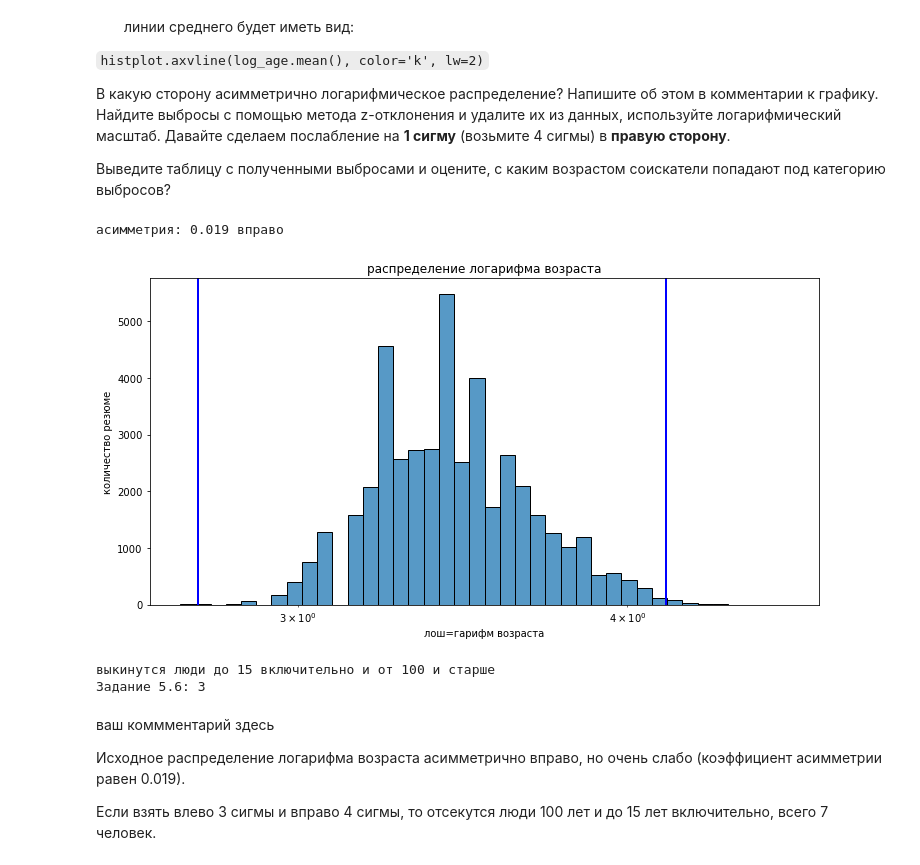
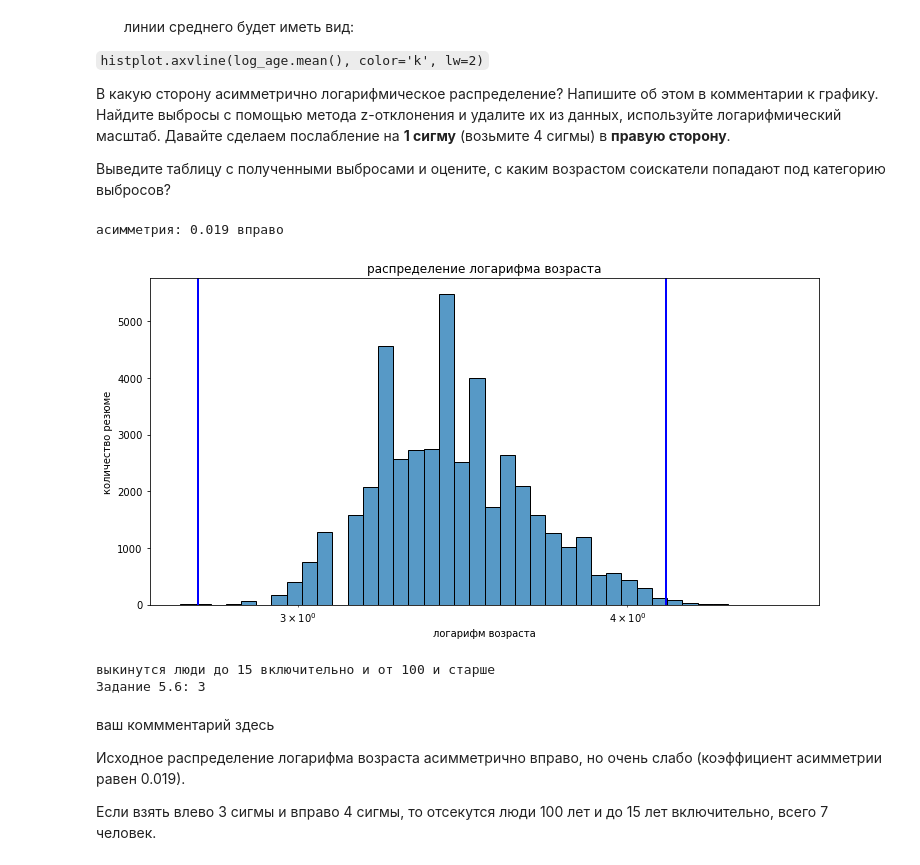
Before and after one commit to Chuprakov-M/sf_data_science, a Jupyter notebook: project_1/Project-1. Ноутбук.ipynb, the cells around one changed output. Saved outputs shown, nothing was run; the diff lists cells and outputs as text; code cells hidden in the pictures.

```diff
--- a/project_1/Project-1. Ноутбук.ipynb
+++ b/project_1/Project-1. Ноутбук.ipynb
@@ -201,17 +199,16 @@ df.drop('Пол, возраст', axis=1, inplace=True)
 Выполните преобразование, ответьте на контрольные вопросы и удалите столбец **"Опыт работы"** из таблицы.
 # %%
 #ваш код здесь
-
 def experience_calc(exp_str):
     '''Функция расчета стажа по количеству лет и месяцев.
     Общий алгоритм:
-    - вначале обрабатываются пропуски - по значению (nan) и по смыслу ("не заполнено").
+    - вначале обрабатываются пропуски - по значению (nan) и по смыслу ("не заполнено");
     - затем проверяются 4 и 6 слово строки - там могут быть слова, связанные с годами и месяцами:
         - если на 4 позиции - слово, связанное с месяцами, то берем 3 слово - это стаж в месяцах, а лет нет;
         - если на 4 позиции - слово, связанное с годами, то берем 3 слово - это стаж в годах, и надо проверить 6 слово:
             - если на 6 позиции - слово, связанное с месяцами, то берем 5 слово - это стаж в месяцах;
-            - если на 6 позиции - слово, не связанное с месяцами, то месяцев нет, и надо поставить 0 переменной месяцев/
-        Далее вычисляется стаж = годы*12 + месяцы
+            - если на 6 позиции - слово, не связанное с месяцами, то месяцев нет, и надо поставить 0 переменной месяцев.
+        Далее вычисляется стаж = годы*12 + месяцы.
 
     Args:
         exp_str - строка, в которой есть данные о стаже (сокращение от experience string)
@@ -219,6 +216,7 @@ def experience_calc(exp_str):
     Returns:
         стаж в месяцах
     '''
+
     #какие слова означают срок в годах
     year_word_list = ('год', 'года', 'лет')
 
@@ -254,6 +252,7 @@ df['Опыт работы (месяц)'] = df['Опыт работы'].apply(exp
 #Задание 3.3. Чему равен медианный опыт работы (в месяцах) в нашей таблице?
 print('Задание 3.3:', int(df['Опыт работы (месяц)'].median()))
 
+#Удаление столбца "Опыт работы".
 df.drop('Опыт работы', axis=1, inplace=True)
 # %% [output]
 Задание 3.3: 100
@@ -995,59 +986,58 @@ df = df[df['Возраст'] >= df['Опыт работы (месяц)'] / 12]
 Выведите таблицу с полученными выбросами и оцените, с каким возрастом соискатели попадают под категорию выбросов?
 # %%
 # ваш код здесь
-
-#логарифм возраста
+#Логарифм возраста
 df['Логарифм возраста'] = df['Возраст'].apply(lambda x: np.log(x))
 
-#асимметрия распределения
+#Асимметрия распределения.
 print('асимметрия:',
       round(df['Логарифм возраста'].kurtosis(), 3),
       'вправо' if df['Логарифм возраста'].kurtosis() > 0 else 'влево' if df['Логарифм возраста'].kurtosis() > 0 else 'нет'
      )
 
-#график рспределения логарифма возраста
+#График рспределения логарифма возраста.
 fig = plt.figure(figsize=(12, 6))
 fig1 = sns.histplot(
     data=df,
     x='Логарифм возраста',
     bins=40,
     log_scale=10,
-    );
+    )
 
 fig1.set_ylabel('количество резюме')
-fig1.set_xlabel('лош=гарифм возраста')
+fig1.set_xlabel('логарифм возраста')
 fig1.set_title('распределение логарифма возраста')
 
-#вертикальные линии для трех сигм
+#Вертикальные линии для трех сигм.
 fig1.axvline(df['Логарифм возраста'].mean() + 3 * df['Логарифм возраста'].std(), color='b', lw=2)
 fig1.axvline(df['Логарифм возраста'].mean() - 3 * df['Логарифм возраста'].std(), color='b', lw=2)
 
 plt.show()
 
-#функция очистки от выбросов по z-отклонению из задания на занятии про выбросы
+#Функция очистки от выбросов по z-отклонению из задания на занятии про выбросы.
 def outliers_z_score_mod(data, feature, log_scale=False, left=3, right=3):
     if log_scale:
         x = np.log(data[feature]+1)
     else:
         x = data[feature]
     mu = x.mean()
     sigma = x.std()
     lower_bound = mu - left * sigma
     upper_bound = mu + right * sigma
     outliers = data[(x < lower_bound) | (x > upper_bound)]
     cleaned = data[(x > lower_bound) & (x < upper_bound)]
     return outliers, cleaned
 
-#чистка
+#Очистка.
 outliers, cleaned = outliers_z_score_mod(data=df, feature='Возраст', log_scale=True, left=3, right=4)
-#тут решил f-строкой написать в первый и последний раз по проекту
+#Тут решил f-строкой написать в первый и последний раз по проекту.
 print(f'выкинутся люди до {outliers["Возраст"].min()} включительно и от {outliers["Возраст"].max()} и старше')
 
 #Задание 5.6 Сколько выбросов вы нашли с помощью метода z-отклонений?
 print('Задание 5.6:', outliers.shape[0])
 # %% [output]
 асимметрия: 0.019 вправо
-[figure, old version]
+[figure, new version]
 выкинутся люди до 15 включительно и от 100 и старше
 Задание 5.6: 3
 # %% [markdown]
```
Also changed, not shown: parts of 28 cells of this notebook, 1 other file.
